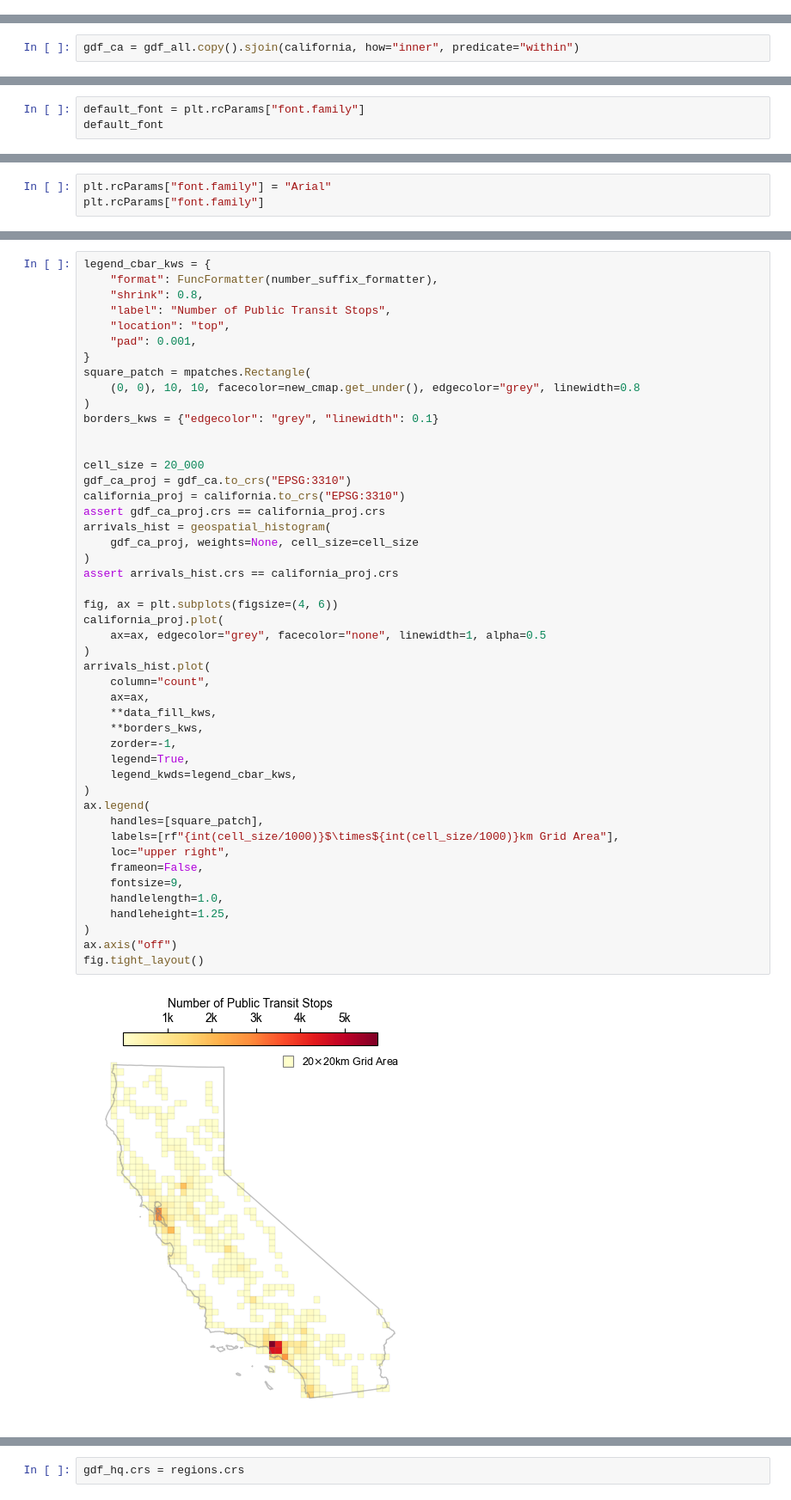
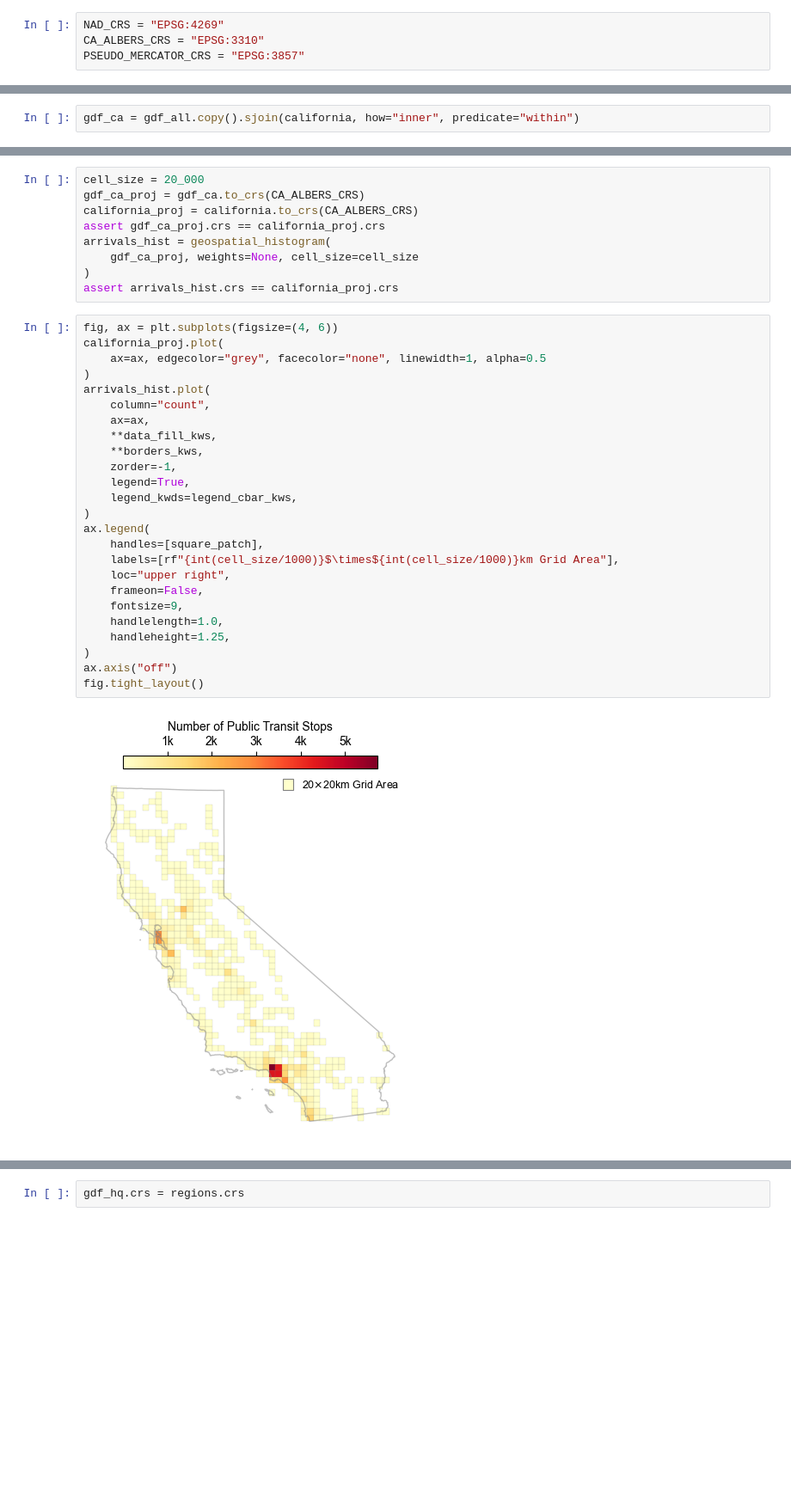
Before and after one commit to peter-amerkhanian/peter-amerkhanian.github.io, a Jupyter notebook: posts/geopandas_maps/index.ipynb, the cells around one changed output, grey strips where cells are left out. Shown at 86% size. Drawn from its saved outputs; the diff is of its cells as text; blank space fills up the shorter version.

```diff
--- a/posts/geopandas_maps/index.ipynb
+++ b/posts/geopandas_maps/index.ipynb
@@ -133,0 +235,4 @@ Earth"
+# %%
+NAD_CRS = "EPSG:4269"
+CA_ALBERS_CRS = "EPSG:3310"
+PSEUDO_MERCATOR_CRS = "EPSG:3857"
@@ -291,3 +431,0 @@ def number_suffix_formatter(x, pos=None):
-# %%
-default_font = plt.rcParams["font.family"]
-default_font
@@ -311,3 +431,0 @@ Length: 233, dtype: object
-# %%
-plt.rcParams["font.family"] = "Arial"
-plt.rcParams["font.family"]
@@ -441,49 +833,36 @@ def geospatial_histogram(gdf, cell_size, bounds=None, weights=None):
+# %%
+cell_size = 20_000
+gdf_ca_proj = gdf_ca.to_crs(CA_ALBERS_CRS)
+california_proj = california.to_crs(CA_ALBERS_CRS)
+assert gdf_ca_proj.crs == california_proj.crs
+arrivals_hist = geospatial_histogram(
+    gdf_ca_proj, weights=None, cell_size=cell_size
+)
+assert arrivals_hist.crs == california_proj.crs
 # %%
-legend_cbar_kws = {
-    "format": FuncFormatter(number_suffix_formatter),
-    "shrink": 0.8,
-    "label": "Number of Public Transit Stops",
-    "location": "top",
-    "pad": 0.001,
-}
-square_patch = mpatches.Rectangle(
-    (0, 0), 10, 10, facecolor=new_cmap.get_under(), edgecolor="grey", linewidth=0.8
-)
-borders_kws = {"edgecolor": "grey", "linewidth": 0.1}
-
-
-cell_size = 20_000
-gdf_ca_proj = gdf_ca.to_crs("EPSG:3310")
-california_proj = california.to_crs("EPSG:3310")
-assert gdf_ca_proj.crs == california_proj.crs
-arrivals_hist = geospatial_histogram(
-    gdf_ca_proj, weights=None, cell_size=cell_size
-)
-assert arrivals_hist.crs == california_proj.crs
-
 fig, ax = plt.subplots(figsize=(4, 6))
 california_proj.plot(
     ax=ax, edgecolor="grey", facecolor="none", linewidth=1, alpha=0.5
 )
 arrivals_hist.plot(
     column="count",
     ax=ax,
     **data_fill_kws,
     **borders_kws,
     zorder=-1,
     legend=True,
     legend_kwds=legend_cbar_kws,
 )
 ax.legend(
     handles=[square_patch],
     labels=[rf"{int(cell_size/1000)}$\times${int(cell_size/1000)}km Grid Area"],
     loc="upper right",
     frameon=False,
     fontsize=9,
     handlelength=1.0,
     handleheight=1.25,
 )
 ax.axis("off")
 fig.tight_layout()
 # %% [output]
-[figure, old version]
+[figure, new version]
```
Also changed, not shown: parts of 127 cells of this notebook, 58 other files.
